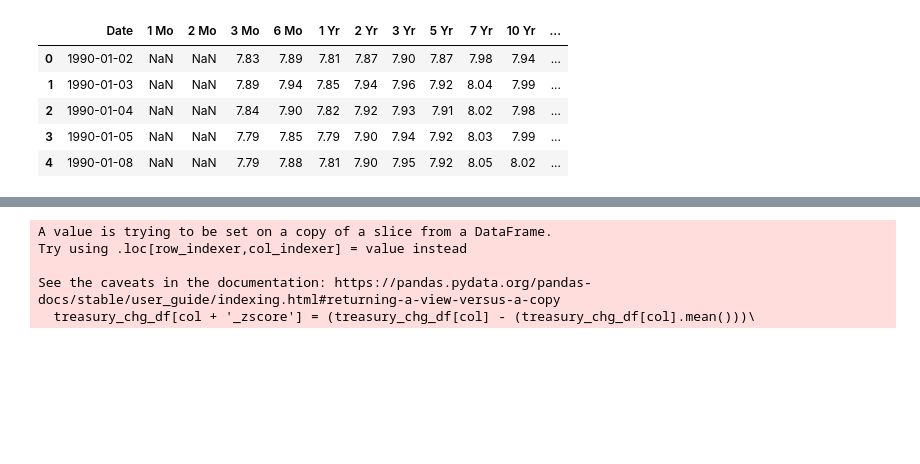
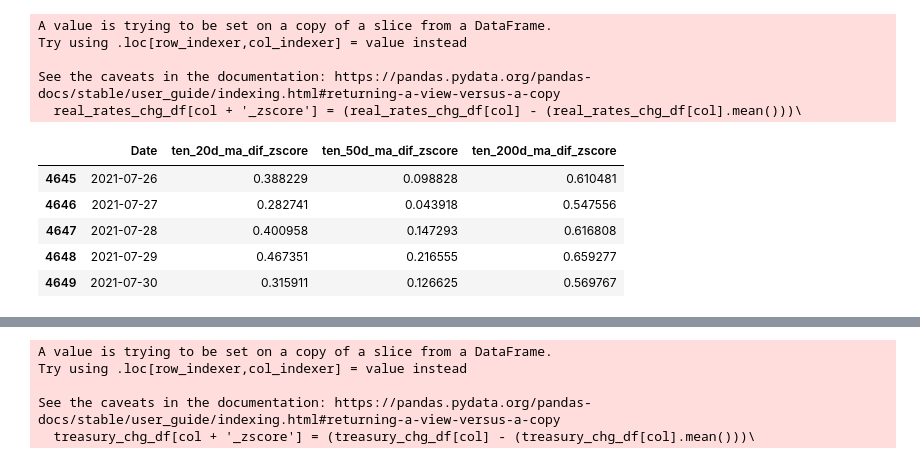
Before and after one commit to obsessedquant/Economic_Indicators, a Jupyter notebook: Economic_Indicators_Analysis.ipynb, the cells around one changed output, grey strips where cells are left out. Saved outputs shown, nothing was run; the diff lists cells and outputs as text; code cells hidden in the pictures; blank space fills up the shorter version.

```diff
--- a/Economic_Indicators_Analysis.ipynb
+++ b/Economic_Indicators_Analysis.ipynb
@@ -3,10 +0,0 @@ import pandas as pd
-# %%
-treasury_df = pd.read_excel('Inputs/Treasury_Rates.xlsx')
-treasury_df.head()
-# %% [output]
-|  | Date | 1 Mo | 2 Mo | 3 Mo | 6 Mo | 1 Yr | 2 Yr | 3 Yr | 5 Yr | 7 Yr | 10 Yr | ... |
-| 0 | 1990-01-02 | NaN | NaN | 7.83 | 7.89 | 7.81 | 7.87 | 7.90 | 7.87 | 7.98 | 7.94 | ... |
-| 1 | 1990-01-03 | NaN | NaN | 7.89 | 7.94 | 7.85 | 7.94 | 7.96 | 7.92 | 8.04 | 7.99 | ... |
-| 2 | 1990-01-04 | NaN | NaN | 7.84 | 7.90 | 7.82 | 7.92 | 7.93 | 7.91 | 8.02 | 7.98 | ... |
-| 3 | 1990-01-05 | NaN | NaN | 7.79 | 7.85 | 7.79 | 7.90 | 7.94 | 7.92 | 8.03 | 7.99 | ... |
-| 4 | 1990-01-08 | NaN | NaN | 7.79 | 7.88 | 7.81 | 7.90 | 7.95 | 7.92 | 8.05 | 8.02 | ... |
@@ -12,0 +5,49 @@ treasury_df.head()
+# %%
+treasury_df = pd.read_excel('Inputs/Treasury_Rates.xlsx')
+tips_df = pd.read_excel('Inputs/TIPS_Rates.xlsx')
+
+treasury_df.sort_values('Date',ascending=True,inplace=True)
+treasury_df = treasury_df.rename(columns={'10 Yr':'ten_yr'})
+tips_df.sort_values('DATE',ascending=True,inplace=True)
+tips_df = tips_df.rename(columns={'DATE':'Date','10 YR':'ten_yr','5 YR':'five_yr','30 YR':'thirty_yr'})
+real_rates_df = pd.merge(treasury_df,tips_df,on="Date")
+# alternative_df = pd.merge(bitcoin_df, dash_df, on="Date", suffixes=("_Bitcoin", "_Dash"))
+
+real_rates_df['five_yr_real'] = real_rates_df['5 Yr'] - real_rates_df['five_yr']
+real_rates_df['ten_yr_real'] = real_rates_df['ten_yr_x'] - real_rates_df['ten_yr_y']
+real_rates_df['thirty_yr_real'] = real_rates_df['30 Yr'] - real_rates_df['thirty_yr']
+real_rates_df = real_rates_df[['Date','five_yr_real','ten_yr_real','thirty_yr_real']]
+
+real_rates_df['ten_20d_ma'] = real_rates_df.ten_yr_real.rolling(20).mean()
+real_rates_df['ten_50d_ma'] = real_rates_df.ten_yr_real.rolling(50).mean()
+real_rates_df['ten_200d_ma'] = real_rates_df.ten_yr_real.rolling(200).mean()
+
+real_rates_df['ten_20d_ma_dif'] = (real_rates_df['ten_yr_real'] - real_rates_df['ten_20d_ma']) / real_rates_df['ten_20d_ma']
+real_rates_df['ten_50d_ma_dif'] = (real_rates_df['ten_yr_real'] - real_rates_df['ten_50d_ma']) / real_rates_df['ten_50d_ma']
+real_rates_df['ten_200d_ma_dif'] = (real_rates_df['ten_yr_real'] - real_rates_df['ten_200d_ma']) / real_rates_df['ten_200d_ma']
+
+real_rates_chg_df = real_rates_df[['Date','ten_20d_ma_dif','ten_50d_ma_dif','ten_200d_ma_dif']]
+
+cols = list(real_rates_chg_df.columns)
+cols
+
+for col in cols:
+    real_rates_chg_df[col + '_zscore'] = (real_rates_chg_df[col] - (real_rates_chg_df[col].mean()))\
+        /real_rates_chg_df[col].std(ddof=0)
+
+real_rates_zscores = real_rates_chg_df[['Date','ten_20d_ma_dif_zscore','ten_50d_ma_dif_zscore',
+                                    'ten_200d_ma_dif_zscore']]
+
+real_rates_zscores.tail()
+# %% [output]
+A value is trying to be set on a copy of a slice from a DataFrame.
+Try using .loc[row_indexer,col_indexer] = value instead
+
+See the caveats in the documentation: https://pandas.pydata.org/pandas-docs/stable/user_guide/indexing.html#returning-a-view-versus-a-copy
+  real_rates_chg_df[col + '_zscore'] = (real_rates_chg_df[col] - (real_rates_chg_df[col].mean()))\
+|  | Date | ten_20d_ma_dif_zscore | ten_50d_ma_dif_zscore | ten_200d_ma_dif_zscore |
+| 4645 | 2021-07-26 | 0.388229 | 0.098828 | 0.610481 |
+| 4646 | 2021-07-27 | 0.282741 | 0.043918 | 0.547556 |
+| 4647 | 2021-07-28 | 0.400958 | 0.147293 | 0.616808 |
+| 4648 | 2021-07-29 | 0.467351 | 0.216555 | 0.659277 |
+| 4649 | 2021-07-30 | 0.315911 | 0.126625 | 0.569767 |
```
Also changed, not shown: parts of 4 cells of this notebook, 3 other files.
